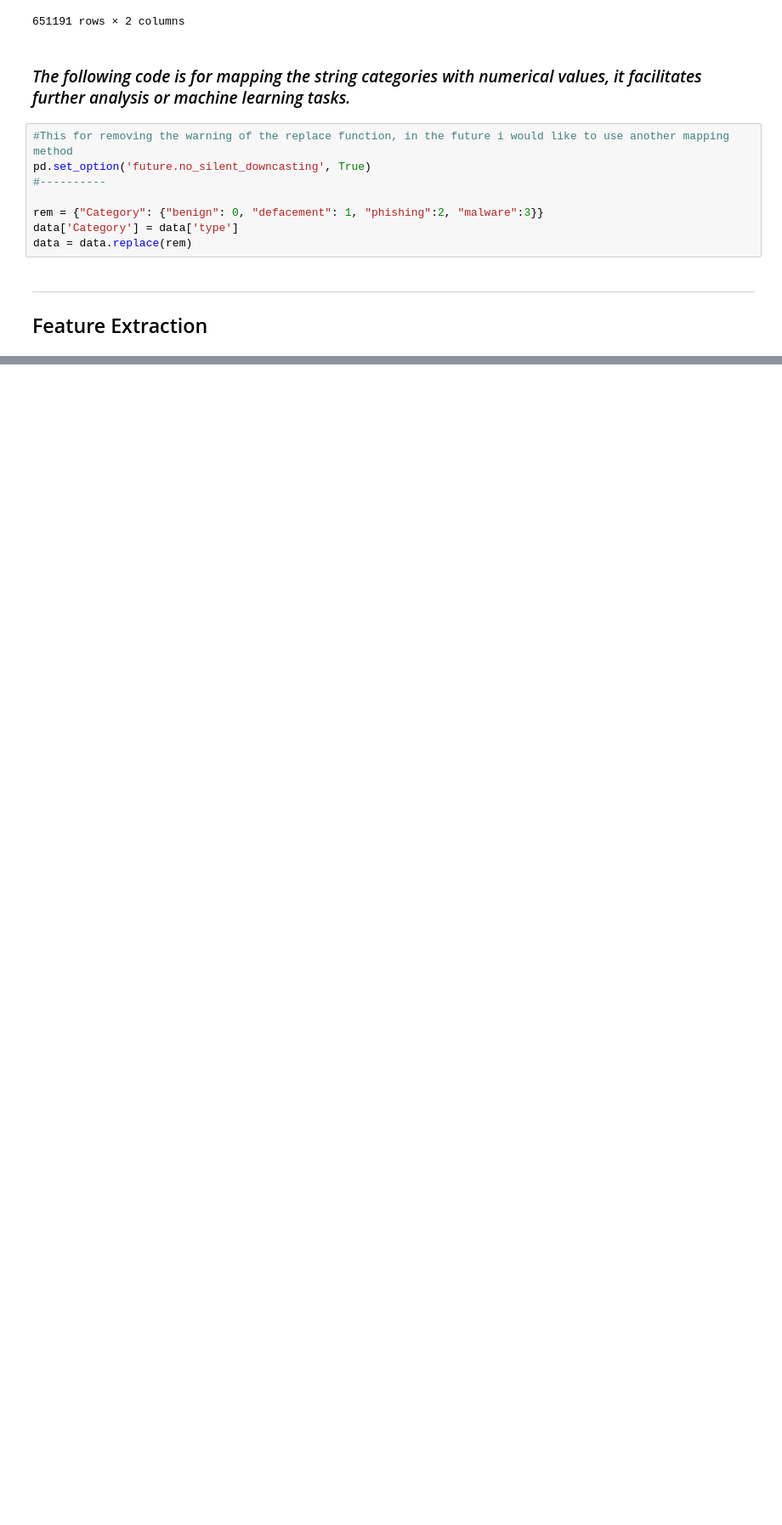
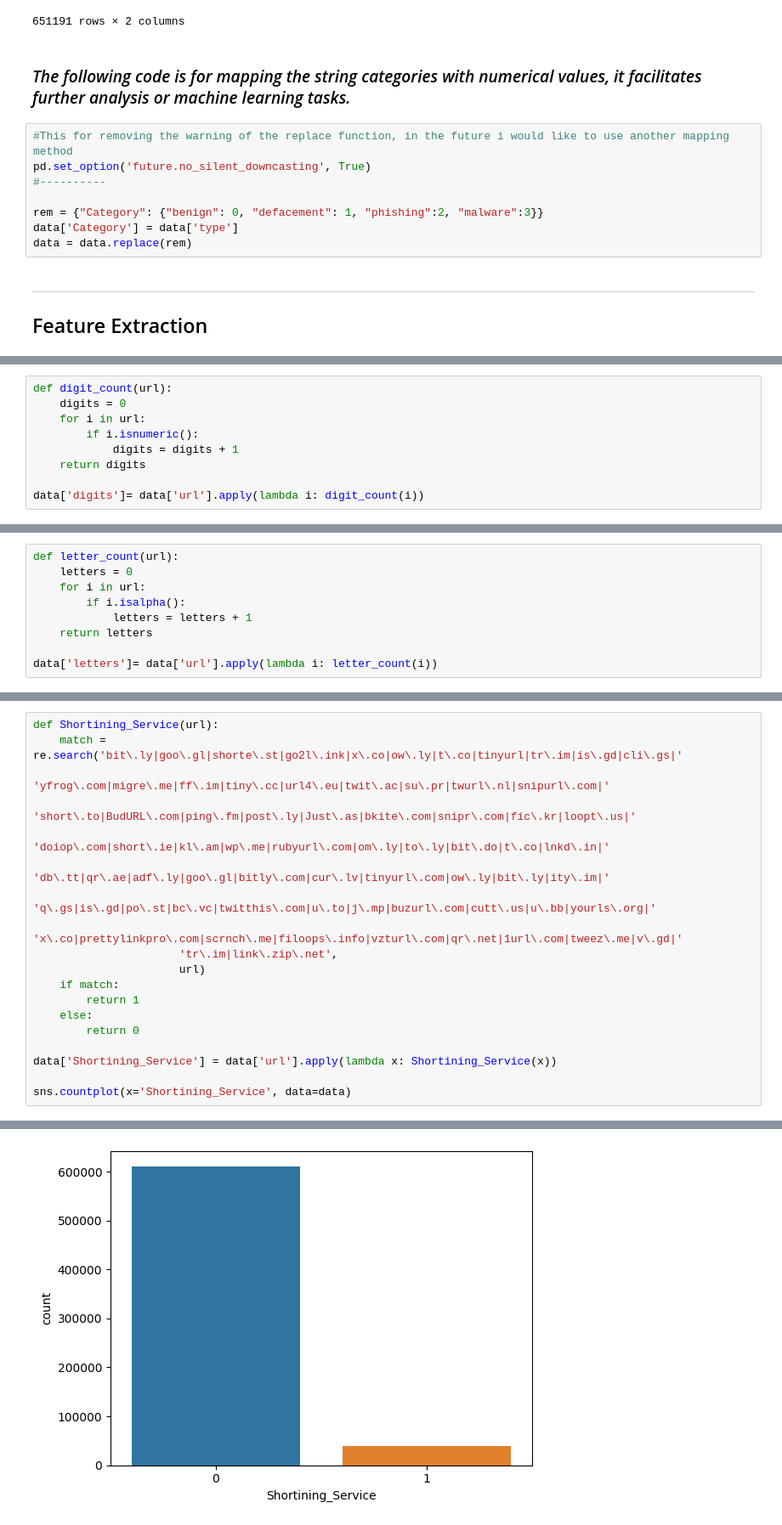
Before and after one commit to mhmdtwsm/Kaggle.Notes, a Jupyter notebook: detection-malicious-url.ipynb, the cells around one changed output, grey strips where cells are left out. Shown: that part at 85% size. Saved outputs shown, nothing was run; the diff lists cells and outputs as text; blank space fills up the shorter version.

```diff
--- a/detection-malicious-url.ipynb
+++ b/detection-malicious-url.ipynb
@@ -129,0 +209,9 @@ data = data.replace(rem)
+# %%
+def digit_count(url):
+    digits = 0
+    for i in url:
+        if i.isnumeric():
+            digits = digits + 1
+    return digits
+
+data['digits']= data['url'].apply(lambda i: digit_count(i))
@@ -129,0 +220,9 @@ data = data.replace(rem)
+# %%
+def letter_count(url):
+    letters = 0
+    for i in url:
+        if i.isalpha():
+            letters = letters + 1
+    return letters
+
+data['letters']= data['url'].apply(lambda i: letter_count(i))
@@ -129,0 +231,20 @@ data = data.replace(rem)
+# %%
+def Shortining_Service(url):
+    match = re.search('bit\.ly|goo\.gl|shorte\.st|go2l\.ink|x\.co|ow\.ly|t\.co|tinyurl|tr\.im|is\.gd|cli\.gs|'
+                      'yfrog\.com|migre\.me|ff\.im|tiny\.cc|url4\.eu|twit\.ac|su\.pr|twurl\.nl|snipurl\.com|'
+                      'short\.to|BudURL\.com|ping\.fm|post\.ly|Just\.as|bkite\.com|snipr\.com|fic\.kr|loopt\.us|'
+                      'doiop\.com|short\.ie|kl\.am|wp\.me|rubyurl\.com|om\.ly|to\.ly|bit\.do|t\.co|lnkd\.in|'
+                      'db\.tt|qr\.ae|adf\.ly|goo\.gl|bitly\.com|cur\.lv|tinyurl\.com|ow\.ly|bit\.ly|ity\.im|'
+                      'q\.gs|is\.gd|po\.st|bc\.vc|twitthis\.com|u\.to|j\.mp|buzurl\.com|cutt\.us|u\.bb|yourls\.org|'
+                      'x\.co|prettylinkpro\.com|scrnch\.me|filoops\.info|vzturl\.com|qr\.net|1url\.com|tweez\.me|v\.gd|'
+                      'tr\.im|link\.zip\.net',
+                      url)
+    if match:
+        return 1
+    else:
+        return 0
+
+data['Shortining_Service'] = data['url'].apply(lambda x: Shortining_Service(x))
+
+sns.countplot(x='Shortining_Service', data=data)
+# %% [output]
@@ -129,0 +252 @@ data = data.replace(rem)
+[figure, added]
```
Also changed, not shown: parts of 31 cells of this notebook.
